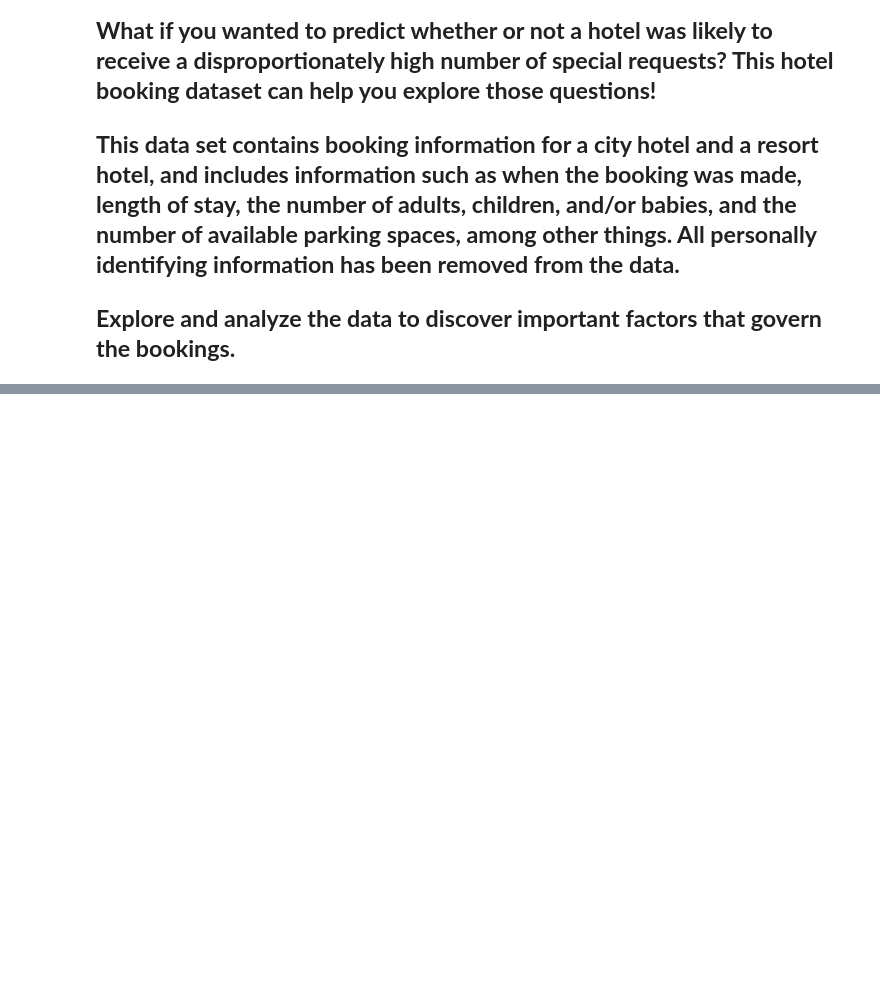
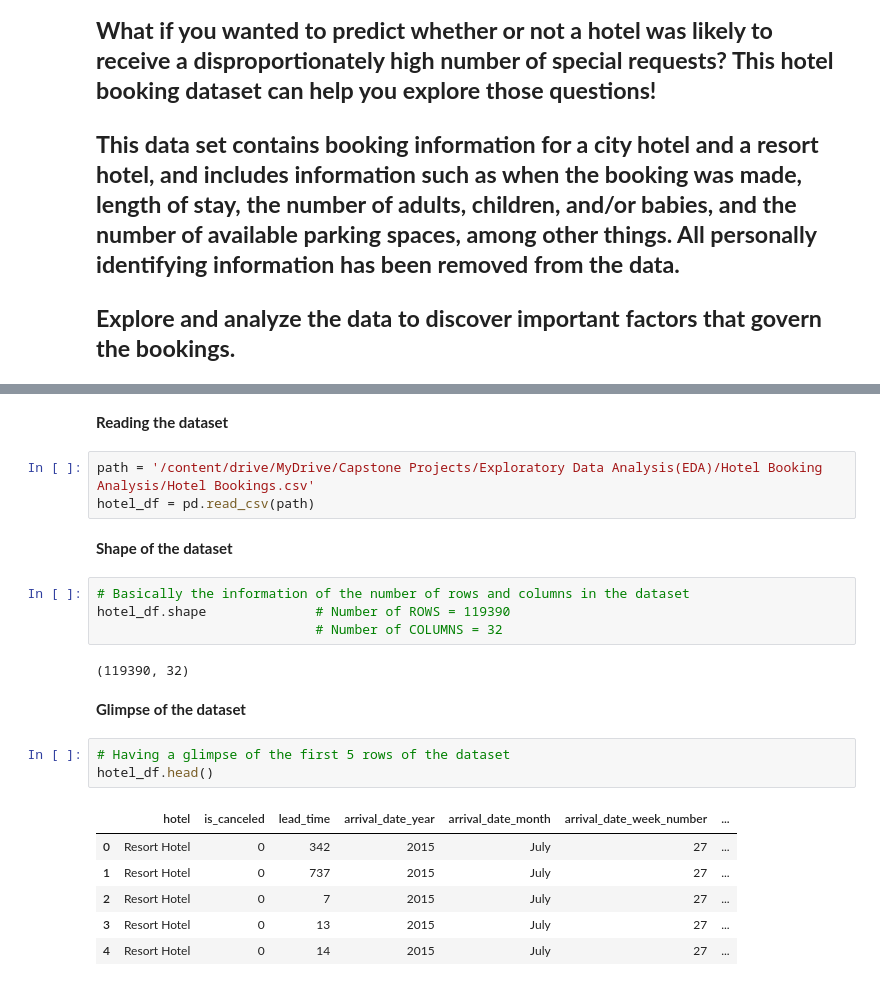
Before and after one commit to Arka1212/Hotel-Booking-Analysis, a Jupyter notebook: Hotel_Booking_Analysis_Capstone_Project.ipynb, the cells around one changed output, grey strips where cells are left out. Drawn from its saved outputs; the diff is of its cells as text; blank space fills up the shorter version.

```diff
--- a/Hotel_Booking_Analysis_Capstone_Project.ipynb
+++ b/Hotel_Booking_Analysis_Capstone_Project.ipynb
@@ -8,0 +24,25 @@
+# %% [markdown]
+**Reading the dataset**
+# %%
+path = '/content/drive/MyDrive/Capstone Projects/Exploratory Data Analysis(EDA)/Hotel Booking Analysis/Hotel Bookings.csv'
+hotel_df = pd.read_csv(path)
+# %% [markdown]
+**Shape of the dataset**
+# %%
+# Basically the information of the number of rows and columns in the dataset
+hotel_df.shape              # Number of ROWS = 119390
+                            # Number of COLUMNS = 32
+# %% [output]
+(119390, 32)
+# %% [markdown]
+**Glimpse of the dataset**
+# %%
+# Having a glimpse of the first 5 rows of the dataset
+hotel_df.head()
+# %% [output]
+|  | hotel | is_canceled | lead_time | arrival_date_year | arrival_date_month | arrival_date_week_number | ... |
+| 0 | Resort Hotel | 0 | 342 | 2015 | July | 27 | ... |
+| 1 | Resort Hotel | 0 | 737 | 2015 | July | 27 | ... |
+| 2 | Resort Hotel | 0 | 7 | 2015 | July | 27 | ... |
+| 3 | Resort Hotel | 0 | 13 | 2015 | July | 27 | ... |
+| 4 | Resort Hotel | 0 | 14 | 2015 | July | 27 | ... |
```
Also changed, not shown: parts of 11 cells of this notebook.
